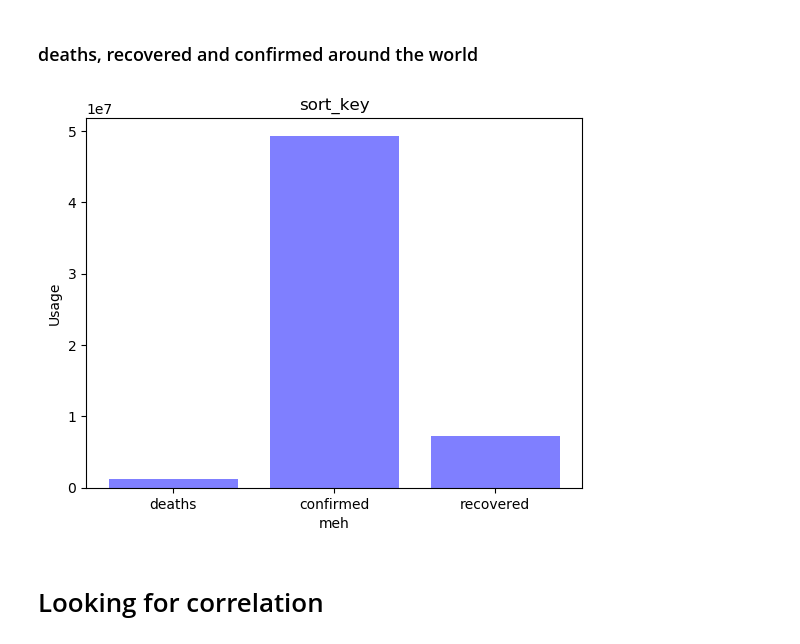
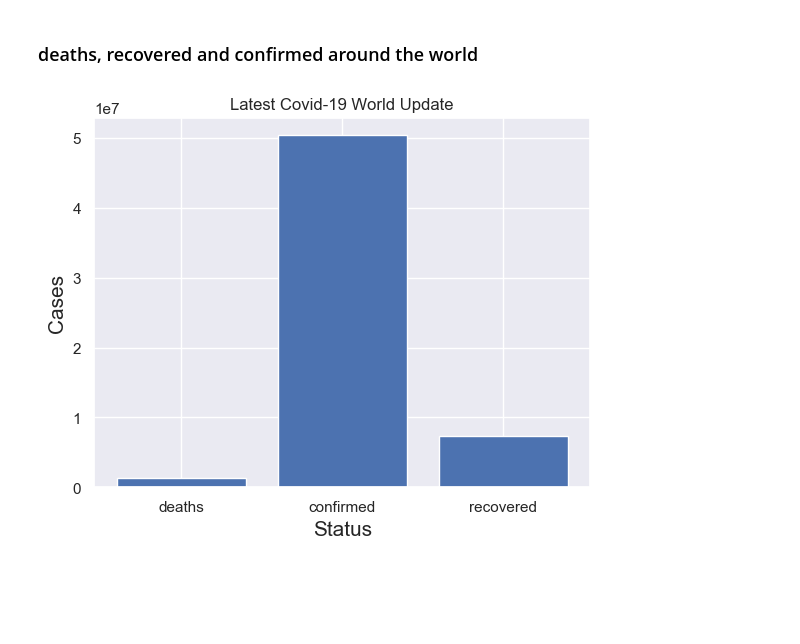
Before and after one commit to nbuzzano/challenge-01, a Jupyter notebook: assessment03/notebooks/covid-analysis.ipynb, the cells around one changed output. Cells and saved outputs as stored; diff of their text form; code cells hidden in the pictures; blank space fills up the shorter version.

```diff
--- a/assessment03/notebooks/covid-analysis.ipynb
+++ b/assessment03/notebooks/covid-analysis.ipynb
@@ -9,13 +9,14 @@ would be some other data
 ● Suggest how you could draw more conclusions
 # %%
 from covid_api import CovidAPI, APIHelper
-from datetime import datetime
-from scipy import stats
+from datetime import datetime, date, timedelta
 import pandas as pd
 import numpy as np
+import datetime as dt
+import requests
 
 import seaborn as sns
 import matplotlib.pyplot as plt
-import matplotlib.pyplot as plt
 import matplotlib.dates as mdates
+sns.set()
 # %%
@@ -142,20 +222,19 @@ for k in keys:
 # %% [markdown]
 ### deaths, recovered and confirmed around the world
 # %%
+#default source parameter "jhu"
 resp_latest = CovidAPI.get_task('/v2/latest')['latest']
 objects = ['deaths', 'confirmed', 'recovered']
-y_pos = np.arange(len(objects))
+x_pos = np.arange(len(objects))
 performance = [resp_latest['deaths'], resp_latest['confirmed'], resp_latest['recovered']]
 
-plt.bar(y_pos, performance, align='center', alpha=0.5,color='b')
+plt.bar(x_pos, performance, align='center', color='b')
 
-plt.xticks(y_pos, objects)
-plt.ylabel('Usage')
-plt.xlabel('meh')
-plt.title('sort_key')
+plt.xticks(x_pos, objects)
+plt.ylabel('Cases', fontsize=15)
+plt.xlabel('Status', fontsize=15)
+plt.title('Latest Covid-19 World Update')
 
 plt.show()
 # %% [output]
-[figure, old version]
+[figure, new version]
-# %% [markdown]
-# Looking for correlation
```
Also changed, not shown: parts of 26 cells of this notebook, 4 other files.
